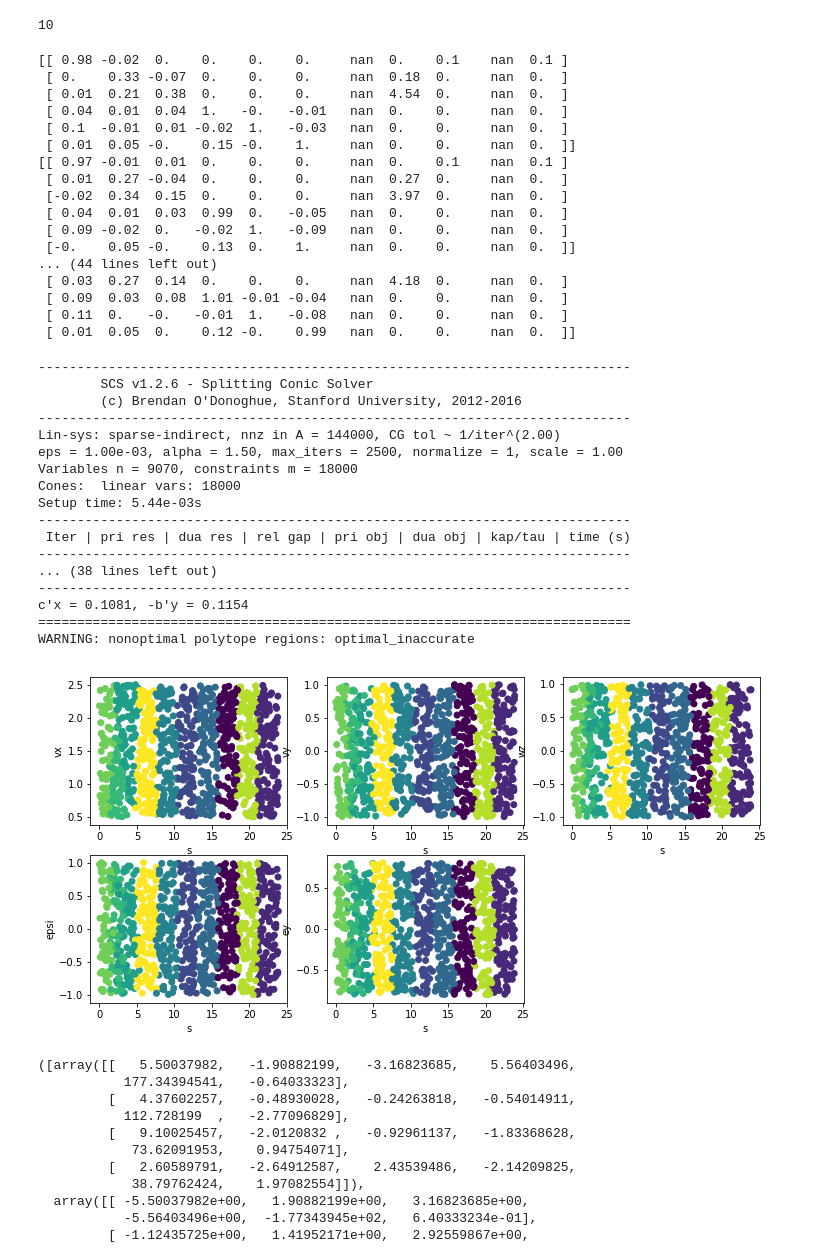
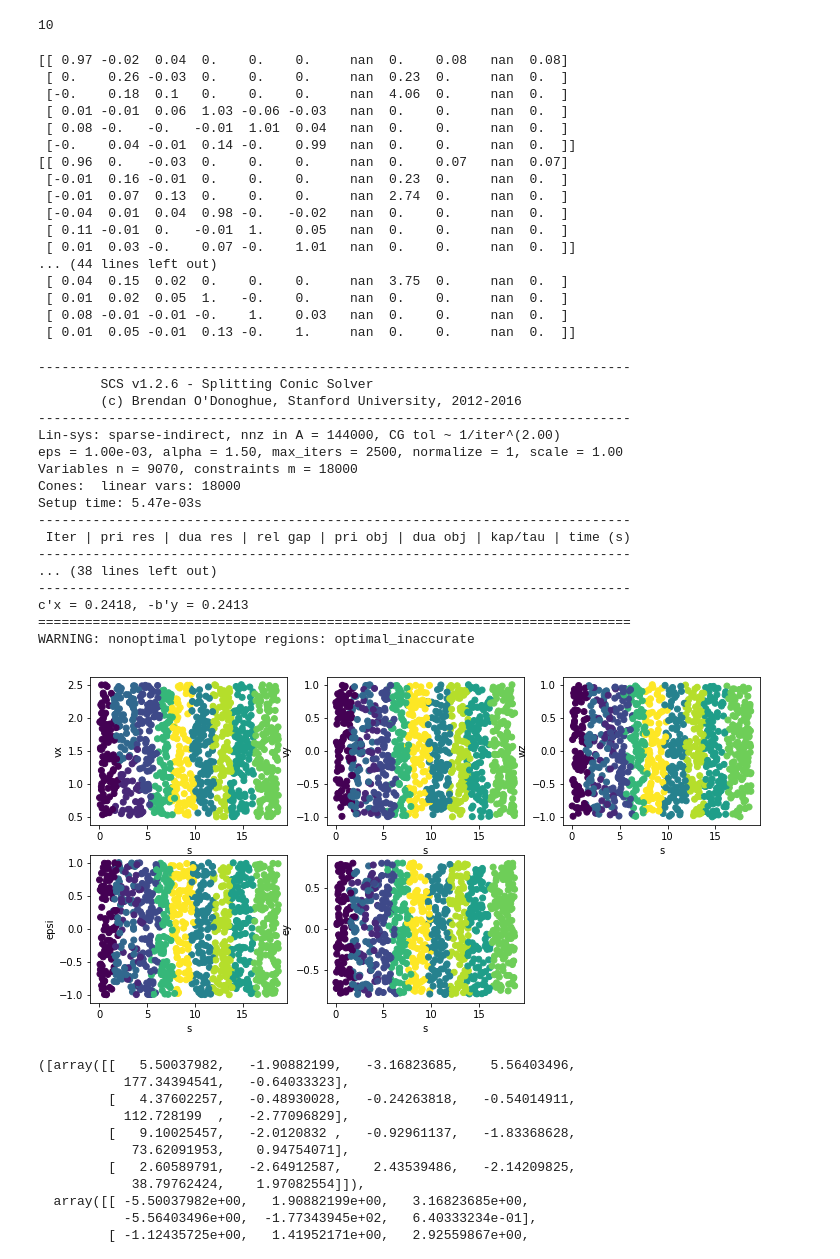
Before and after one commit to urosolia/RacingLMPC, a Jupyter notebook: notebooks/Fitting Accurate Piecewise Affine Model.ipynb, the cells around one changed output. Cells and saved outputs as stored; diff of their text form; code cells hidden in the pictures.

```diff
--- a/notebooks/Fitting Accurate Piecewise Affine Model.ipynb
+++ b/notebooks/Fitting Accurate Piecewise Affine Model.ipynb
@@ -16,7 +19,8 @@ import pwa_cluster as pwac
 
 import matplotlib.pyplot as plt
 # %%
-trackMap = Map('3110_big')
+trackname = 'oval'
+trackMap = Map(trackname)
 dt = 0.1
 n = 6; d = 2
 state_names = ['vx', 'vy', 'wz', 'epsi', 's', 'ey']
@@ -100,23 +104,23 @@ best_clustering.Nc
 # %%
 pwac.print_PWA_models(pwac.get_PWA_models(best_clustering.thetas, n, d))
 # %% [output]
-[[ 0.98 -0.02  0.    0.    0.    0.     nan  0.    0.1    nan  0.1 ]
- [ 0.    0.33 -0.07  0.    0.    0.     nan  0.18  0.     nan  0.  ]
- [ 0.01  0.21  0.38  0.    0.    0.     nan  4.54  0.     nan  0.  ]
- [ 0.04  0.01  0.04  1.   -0.   -0.01   nan  0.    0.     nan  0.  ]
- [ 0.1  -0.01  0.01 -0.02  1.   -0.03   nan  0.    0.     nan  0.  ]
- [ 0.01  0.05 -0.    0.15 -0.    1.     nan  0.    0.     nan  0.  ]]
-[[ 0.97 -0.01  0.01  0.    0.    0.     nan  0.    0.1    nan  0.1 ]
- [ 0.01  0.27 -0.04  0.    0.    0.     nan  0.27  0.     nan  0.  ]
- [-0.02  0.34  0.15  0.    0.    0.     nan  3.97  0.     nan  0.  ]
- [ 0.04  0.01  0.03  0.99  0.   -0.05   nan  0.    0.     nan  0.  ]
- [ 0.09 -0.02  0.   -0.02  1.   -0.09   nan  0.    0.     nan  0.  ]
- [-0.    0.05 -0.    0.13  0.    1.     nan  0.    0.     nan  0.  ]]
+[[ 0.97 -0.02  0.04  0.    0.    0.     nan  0.    0.08   nan  0.08]
+ [ 0.    0.26 -0.03  0.    0.    0.     nan  0.23  0.     nan  0.  ]
+ [-0.    0.18  0.1   0.    0.    0.     nan  4.06  0.     nan  0.  ]
+ [ 0.01 -0.01  0.06  1.03 -0.06 -0.03   nan  0.    0.     nan  0.  ]
+ [ 0.08 -0.   -0.   -0.01  1.01  0.04   nan  0.    0.     nan  0.  ]
+ [-0.    0.04 -0.01  0.14 -0.    0.99   nan  0.    0.     nan  0.  ]]
+[[ 0.96  0.   -0.03  0.    0.    0.     nan  0.    0.07   nan  0.07]
+ [-0.01  0.16 -0.01  0.    0.    0.     nan  0.23  0.     nan  0.  ]
+ [-0.01  0.07  0.13  0.    0.    0.     nan  2.74  0.     nan  0.  ]
+ [-0.04  0.01  0.04  0.98 -0.   -0.02   nan  0.    0.     nan  0.  ]
+ [ 0.11 -0.01  0.   -0.01  1.    0.05   nan  0.    0.     nan  0.  ]
+ [ 0.01  0.03 -0.    0.07 -0.    1.01   nan  0.    0.     nan  0.  ]]
 ... (44 lines left out)
- [ 0.03  0.27  0.14  0.    0.    0.     nan  4.18  0.     nan  0.  ]
- [ 0.09  0.03  0.08  1.01 -0.01 -0.04   nan  0.    0.     nan  0.  ]
- [ 0.11  0.   -0.   -0.01  1.   -0.08   nan  0.    0.     nan  0.  ]
- [ 0.01  0.05  0.    0.12 -0.    0.99   nan  0.    0.     nan  0.  ]]
+ [ 0.04  0.15  0.02  0.    0.    0.     nan  3.75  0.     nan  0.  ]
+ [ 0.01  0.02  0.05  1.   -0.    0.     nan  0.    0.     nan  0.  ]
+ [ 0.08 -0.01 -0.01 -0.    1.    0.03   nan  0.    0.     nan  0.  ]
+ [ 0.01  0.05 -0.01  0.13 -0.    1.     nan  0.    0.     nan  0.  ]]
 # %%
 best_clustering.determine_polytopic_regions(verbose=True)
 # %% [output]
@@ -128,13 +132,13 @@ Lin-sys: sparse-indirect, nnz in A = 144000, CG tol ~ 1/iter^(2.00)
 eps = 1.00e-03, alpha = 1.50, max_iters = 2500, normalize = 1, scale = 1.00
 Variables n = 9070, constraints m = 18000
 Cones:  linear vars: 18000
-Setup time: 5.44e-03s
+Setup time: 5.47e-03s
 ----------------------------------------------------------------------------
  Iter | pri res | dua res | rel gap | pri obj | dua obj | kap/tau | time (s)
 ----------------------------------------------------------------------------
 ... (38 lines left out)
 ----------------------------------------------------------------------------
-c'x = 0.1081, -b'y = 0.1154
+c'x = 0.2418, -b'y = 0.2413
 ============================================================================
 WARNING: nonoptimal polytope regions: optimal_inaccurate
 # %%
@@ -145,24 +149,24 @@ np.savez('pwa_model_'+str(best_clustering.Nc), labels=best_clustering.cluster_la
          thetas=best_clustering.thetas, zs=best_clustering.zs, ys=best_clustering.ys)
 # %%
-data = np.load('pwa_model_10.npz')
+data = np.load('pwa_model_oval_10.npz')
 # looks like everything is in the same region here....
 
 labels = []
 for z,y in zip(zs,ys):
     dot_pdt = [w.T.dot(np.hstack([z[0:n], [1]])) for w in data['region_fns']]
     labels.append(np.argmax(dot_pdt))
 
 plt.figure(figsize=[12,6])
 for i in range(n-1):
     plt.subplot(2, 3, i+1)
     ind = i if i < 4 else 5
     plt.scatter(zs[:,4], zs[:,ind], c=labels)
     plt.xlabel(state_names[4]); plt.ylabel(state_names[ind])
 # self.clustering = pwac.ClusterPWA.from_labels(zs, ys,
 #                data['labels'], z_cutoff=self.n)
 # self.clustering.region_fns = data['region_fns']
 # %% [output]
-[figure, old version]
+[figure, new version]
 # %%
 pwac.getRegionMatrices(best_clustering.region_fns)
 # %% [output]
```
Also changed, not shown: parts of 4 cells of this notebook, 5 other files.
